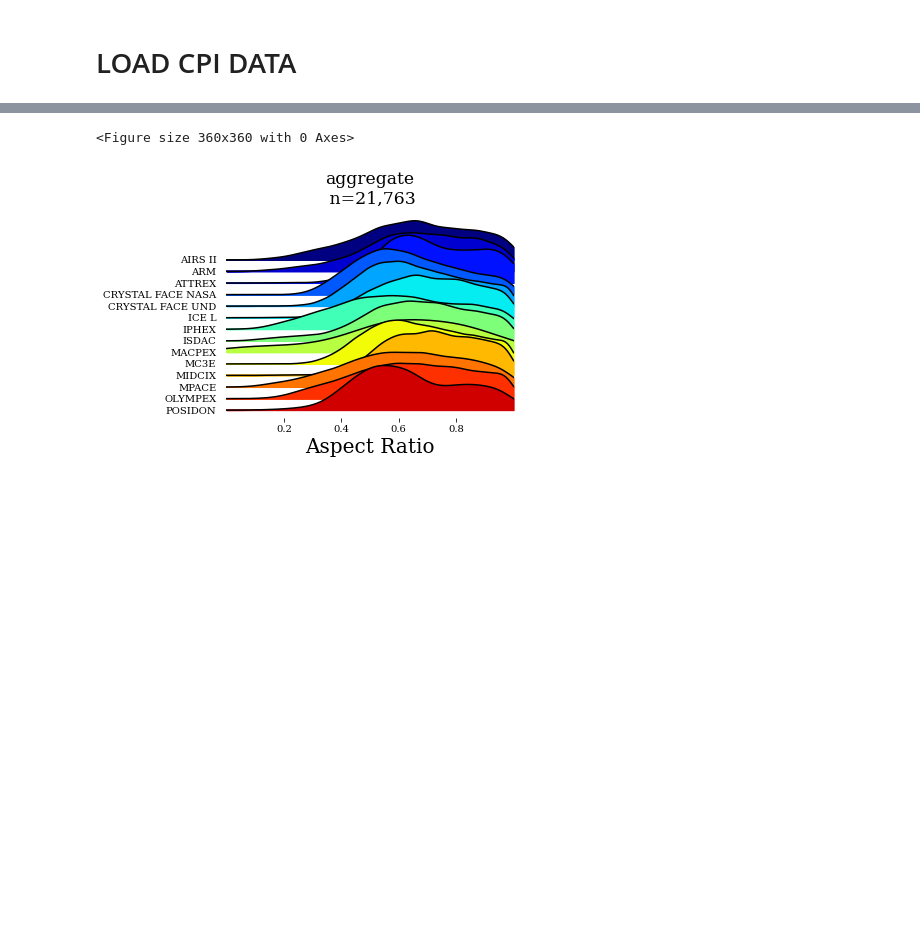
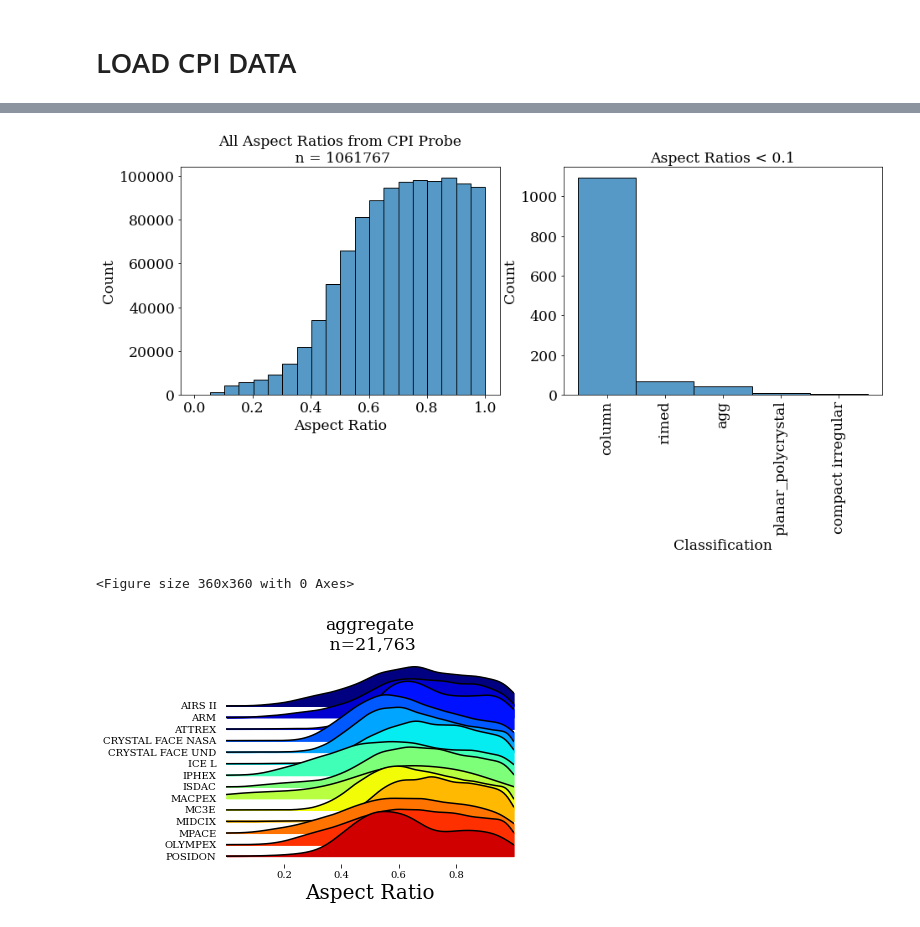
Before and after one commit to vprzybylo/IPAS, a Jupyter notebook: ipas/CPI/CPI_multiparticle_reviewer1response.ipynb, the cells around one changed output, grey strips where cells are left out. Saved outputs shown, nothing was run; the diff lists cells and outputs as text; code cells hidden in the pictures; blank space fills up the shorter version.

Commit message:
extreme aspect ratio subplot reviewer 1

```diff
--- a/ipas/CPI/CPI_multiparticle_reviewer1response.ipynb
+++ b/ipas/CPI/CPI_multiparticle_reviewer1response.ipynb
@@ -27,3 +41,29 @@ c.remove_baddata()
+# %%
+fig, axs = plt.subplots(1, 2, figsize=(15, 5))
+
+# plot a histogram of aspect ratios from all particle types
+sns.histplot(c.df_CPI['Aspect Ratio'], bins=20, ax=axs[0]);
+axs[0].set_title(f'All Aspect Ratios from CPI Probe\n n = {len(c.df_CPI)}')
+c.df_CPI['Classification'] = np.where((c.df_CPI.Classification == 'compact_irreg'),'compact irregular',c.df_CPI.Classification)
+c.df_CPI['Classification'] = np.where((c.df_CPI.Classification == 'agg'),'ag',c.df_CPI.Classification)
+c.df_CPI['Classification'] = np.where((c.df_CPI.Classification == 'compact_irreg'),'compact irregular',c.df_CPI.Classification)
+
+df_CPI_trunc = c.df_CPI[c.df_CPI['Aspect Ratio'] < 0.1].copy()
+df_CPI_trunc['Classification'] = pd.Categorical(df_CPI_trunc['Classification'], ['column', 'rimed', 'agg', 'planar_polycrystal', 'compact irregular'])
+
+sns.histplot(data=df_CPI_trunc,
+             x='Classification',
+             ax=axs[1]);
+axs[1].set_title('Aspect Ratios < 0.1')
+plt.xticks(rotation=90);
+
+plt.savefig(
+    "../plots/aspect_ratios_extreme_subplot.png",
+    dpi=300,
+    bbox_inches="tight",
+)
+# %% [output]
+[figure, added]
 # %%
 p = campaign_plots.Plot(c.df_CPI)
 # %%
```
Also changed, not shown: parts of 2 cells of this notebook, 1 other file.
